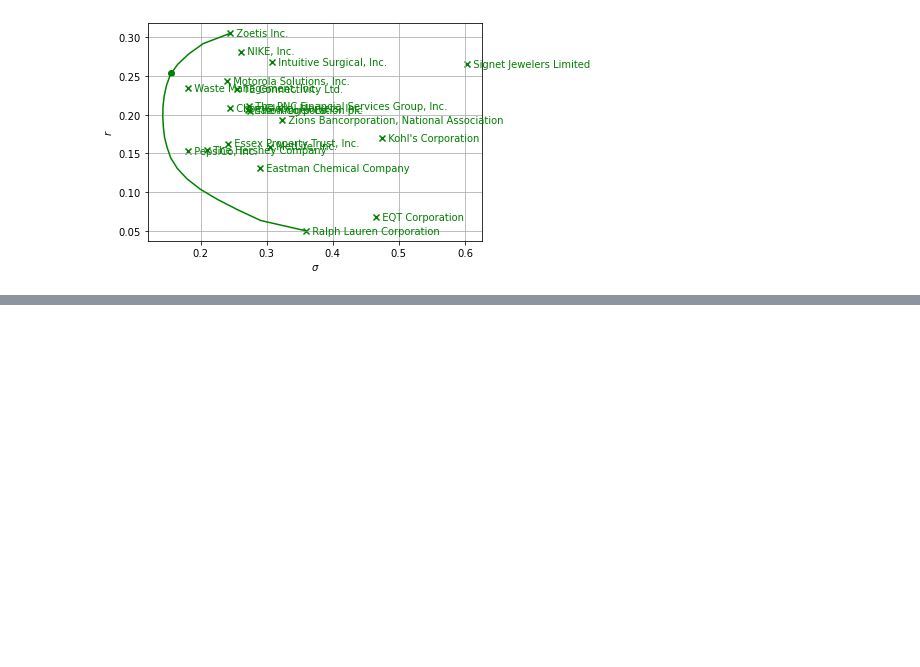
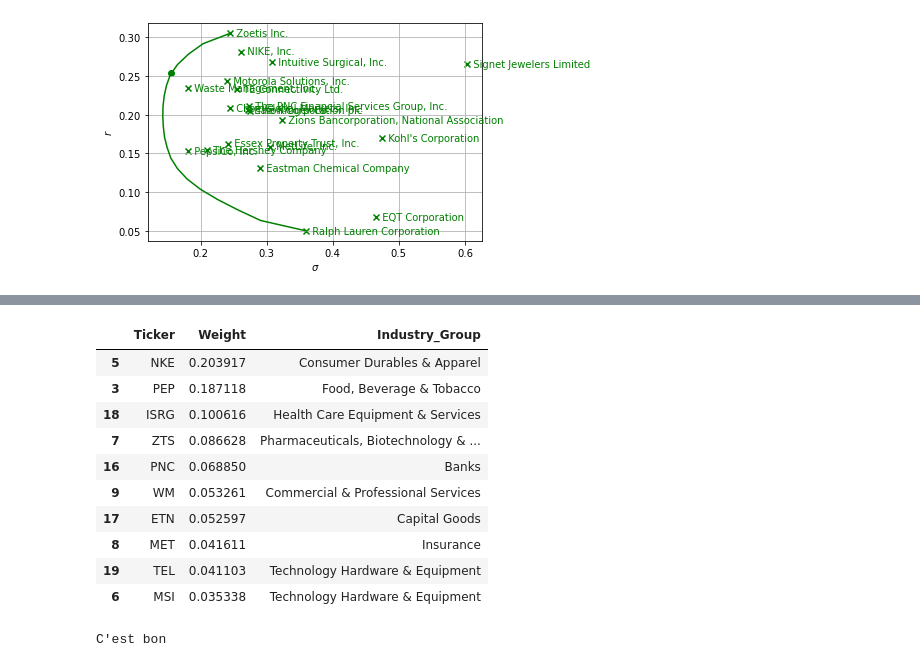
Before and after one commit to merwanchel007/Portfolio_optimization, a Jupyter notebook: Code_scrapping.ipynb, the cells around one changed output, grey strips where cells are left out. Cells and saved outputs as stored; diff of their text form; code cells hidden in the pictures; blank space fills up the shorter version.

```diff
--- a/Code_scrapping.ipynb
+++ b/Code_scrapping.ipynb
@@ -522,0 +701,24 @@ TE Connectivity Ltd.   0.0%  23.3%  25.5%    0.426 0.342 0.349 0.405 0.539 0.490
+# %%
+df_top_10
+# %% [output]
+|  | Ticker | Weight | Industry_Group |
+| 5 | NKE | 0.203917 | Consumer Durables & Apparel |
+| 3 | PEP | 0.187118 | Food, Beverage & Tobacco |
+| 18 | ISRG | 0.100616 | Health Care Equipment & Services |
+| 7 | ZTS | 0.086628 | Pharmaceuticals, Biotechnology & ... |
+| 16 | PNC | 0.068850 | Banks |
+| 9 | WM | 0.053261 | Commercial & Professional Services |
+| 17 | ETN | 0.052597 | Capital Goods |
+| 8 | MET | 0.041611 | Insurance |
+| 19 | TEL | 0.041103 | Technology Hardware & Equipment |
+| 6 | MSI | 0.035338 | Technology Hardware & Equipment |
+# %%
+verification = byindus['Weight'].sum()
+if verification > 0.9999:
+    print("C'est bon")
+else:
+    print("C'est la merde")
+
+# ca doit faire 1 (ou presque)
+# %% [output]
+C'est bon
```
Also changed, not shown: parts of 17 cells of this notebook.
